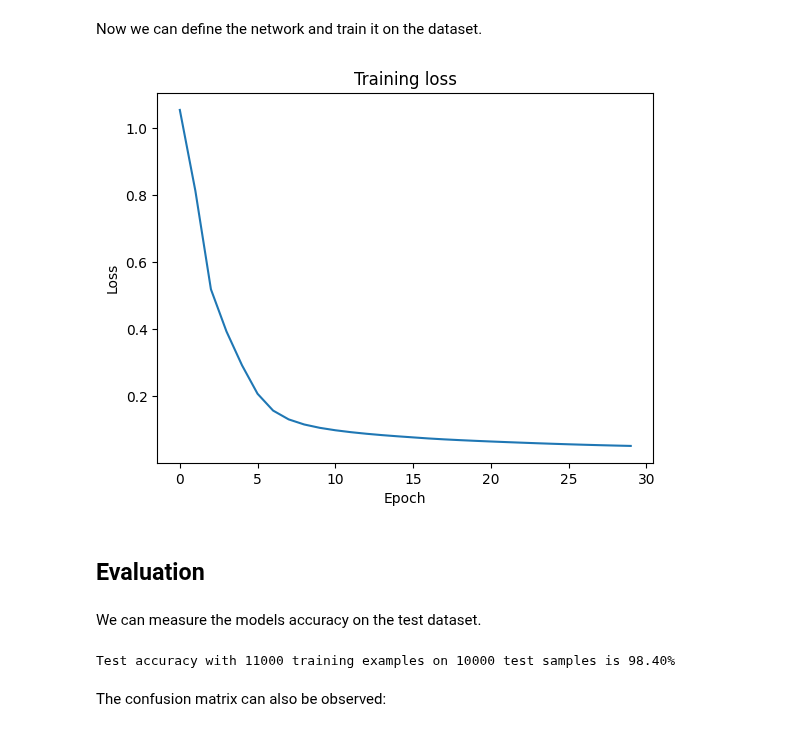
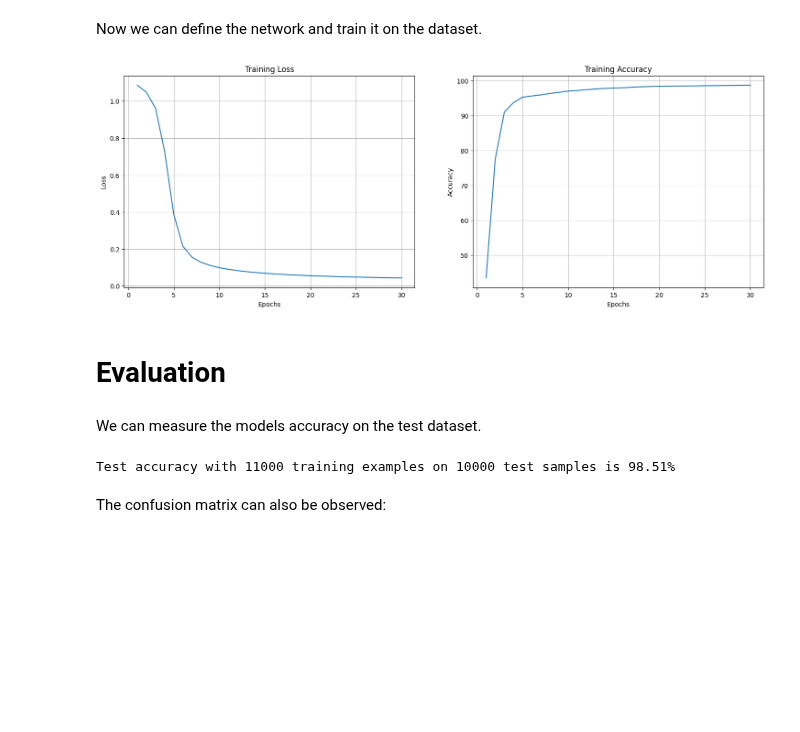
Before and after one commit to SharifiZarchi/Introduction_to_Machine_Learning, a Jupyter notebook: Jupyter_Notebooks/Chapter_04_Computer_Vision/CNNs_from_scratch.ipynb, the cells around one changed output. Saved outputs shown, nothing was run; the diff lists cells and outputs as text; code cells hidden in the pictures; blank space fills up the shorter version.

```diff
--- a/Jupyter_Notebooks/Chapter_04_Computer_Vision/CNNs_from_scratch.ipynb
+++ b/Jupyter_Notebooks/Chapter_04_Computer_Vision/CNNs_from_scratch.ipynb
@@ -188,9 +188,10 @@ class CNN:
 
     def train(self, x_train: np.ndarray, y_train: np.ndarray, epochs: int, batch_size: int) -> np.ndarray:
         """Train the MLP over the given dataset for a number of epochs."""
-        losses = np.empty(epochs)
+        losses, accuracies = np.empty(epochs), np.empty(epochs)
         for epoch in (pbar := trange(epochs)):
             running_loss = 0.0
+            correct = 0
             for i in range(0, len(x_train), batch_size):
                 x_batch = x_train[i:i + batch_size]
                 y_batch = y_train[i:i + batch_size]
@@ -201,6 +202,9 @@ class CNN:
                 # Compute loss
                 running_loss += self.loss(prediction, y_batch) * batch_size
 
+                # Update correct
+                correct += np.sum(np.argmax(prediction, axis=1) == np.argmax(y_batch, axis=1))
+
                 # Backward pass
                 self.backward()
 
@@ -209,27 +213,24 @@ class CNN:
 
             # Normalize running loss by total number of samples
             running_loss /= len(x_train)
-            pbar.set_description(f"Loss: {running_loss:.3f}")
+            accuracy = 100 * correct / len(x_train)
+            pbar.set_description(f"Loss: {running_loss:.3f} | Accuracy: {accuracy:.2f}% ")
             losses[epoch] = running_loss
-
-        return losses
+            accuracies[epoch] = accuracy
+        return losses, accuracies
 # %%
 # @title helper functions
-
 
 def plot_conv(convolutions=None, img_src='asharifiz.png', sequential=False):
     # Load the image
     img = mpimg.imread(img_src)
-
     cols = len(convolutions) + 1 if convolutions is not None else 1
-
     fig, axes = plt.subplots(1, cols, figsize=(15, 15 * cols))
 
     # Display the image
     axes[0].imshow(img)
     axes[0].axis('off')  # Hide the axis
     axes[0].set_title('Original')
-
 
     for i, conv in enumerate(convolutions):
         x = np.transpose(img, (2, 0, 1))
@@ -244,12 +245,23 @@ def plot_conv(convolutions=None, img_src='asharifiz.png', sequential=False):
 
     plt.show()
 
-def plot_training(losses):
+def plot_results(losses, accuracies):
     # Plot the loss
-    plt.plot(losses)
-    plt.title("Training loss")
-    plt.xlabel("Epoch")
-    plt.ylabel("Loss")
+    plt.figure(figsize=(18, 6))
+    plt.subplot(1, 2, 1)
+    plt.plot(range(1, len(losses) + 1), losses)
+    plt.title('Training Loss')
+    plt.xlabel('Epochs')
+    plt.ylabel('Loss')
+    plt.grid(True)
+
+    # Plot the accuracy
+    plt.subplot(1, 2, 2)
+    plt.plot(range(1, len(accuracies) + 1), accuracies)
+    plt.title('Training Accuracy')
+    plt.xlabel('Epochs')
+    plt.ylabel('Accuracy')
+    plt.grid(True)
     plt.show()
 
 
@@ -404,7 +416,6 @@ class Conv2D(Layer):
     def forward(self, inp: np.ndarray) -> np.ndarray:
         self.inp = inp
         batch_size, in_channels, height, width = inp.shape
-        assert in_channels == self.in_channels, "Input channels must match."
 
         # Padding the input
         self.padded_inp = np.pad(inp, ((0, 0), (0, 0), (self.padding, self.padding), (self.padding, self.padding)), mode='constant')
@@ -730,28 +741,28 @@ Now we can define the network and train it on the dataset.
 # %%
 # Define the layers of the neural network
 layers = [Conv2D(1, 4, 7, stride=3),
           ReLU(),
           MaxPool2D(),
           Conv2D(4, 4, 3, padding=1),
           ReLU(),
           MaxPool2D(),
           Flatten(),
           ReLU(),
           Linear(16, len(kept_classes)),
           Softmax()]
 
 # Create the model
 model = CNN(layers, CrossEntropy(), lr=0.001)
 
 # Train the model
-losses = model.train(x_train, y_train, epochs=30, batch_size=16)
+results = model.train(x_train, y_train, epochs=30, batch_size=16)
 
-# Plot the training loss curve
-plot_training(losses)
+# Plot the loss curve and accuracies
+plot_results(*results)
 # %% [output]
-[figure, old version]
+[figure, new version]
 # %% [markdown]
-## Evaluation
+# Evaluation
 # %% [markdown]
 We can measure the models accuracy on the test dataset.
 # %%
@@ -760,7 +771,7 @@ y_prediction = np.argmax(model(x_test), axis=1)
 acc = 100 * np.mean(y_prediction == y_test)
 print(f'Test accuracy with {len(y_train)} training examples on {len(y_test)} test samples is {acc:.2f}%')
 # %% [output]
-Test accuracy with 11000 training examples on 10000 test samples is 98.40%
+Test accuracy with 11000 training examples on 10000 test samples is 98.51%
 # %% [markdown]
 The confusion matrix can also be observed:
 # %%
```
Also changed, not shown: parts of 7 cells of this notebook.
